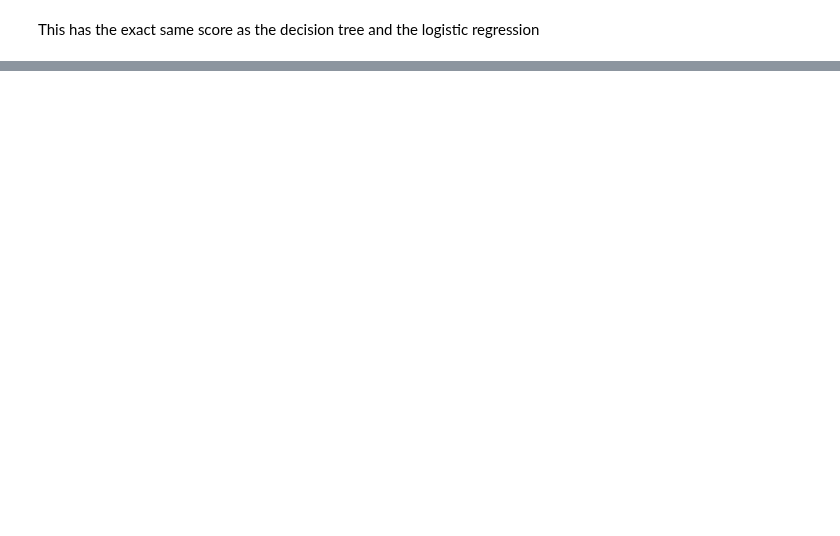
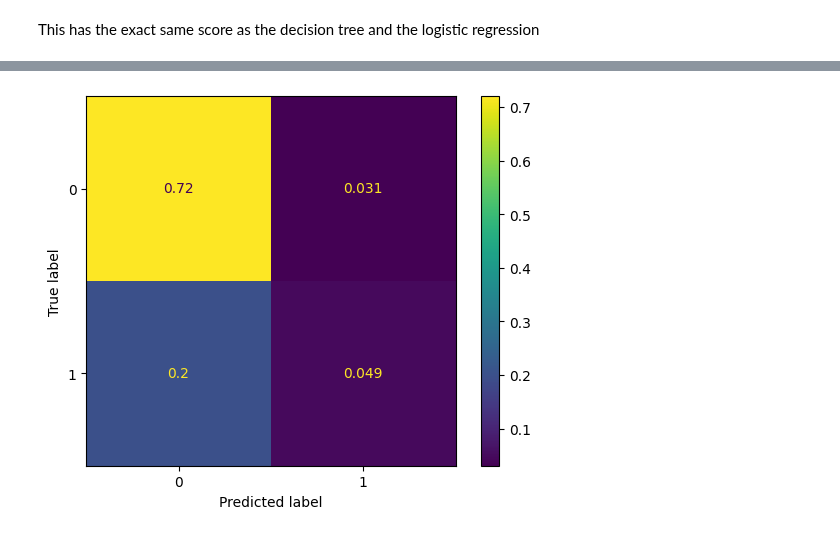
Before and after one commit to jeff0167/Data_And_Things, a Jupyter notebook: Hand_in/Exercises in Classification I.ipynb, the cells around one changed output, grey strips where cells are left out. Drawn from its saved outputs; the diff is of its cells as text; code cells hidden in the pictures; blank space fills up the shorter version.

```diff
--- a/Hand_in/Exercises in Classification I.ipynb
+++ b/Hand_in/Exercises in Classification I.ipynb
@@ -464,0 +405,5 @@ This has the exact same score as the decision tree and the logistic regression
+# %%
+ConfusionMatrixDisplay(confusion_matrix(y_adult_test, y_ada_pred_test, normalize='all')).plot()
+plt.show()
+# %% [output]
+[figure, added]
```
Also changed, not shown: parts of 12 cells of this notebook.
